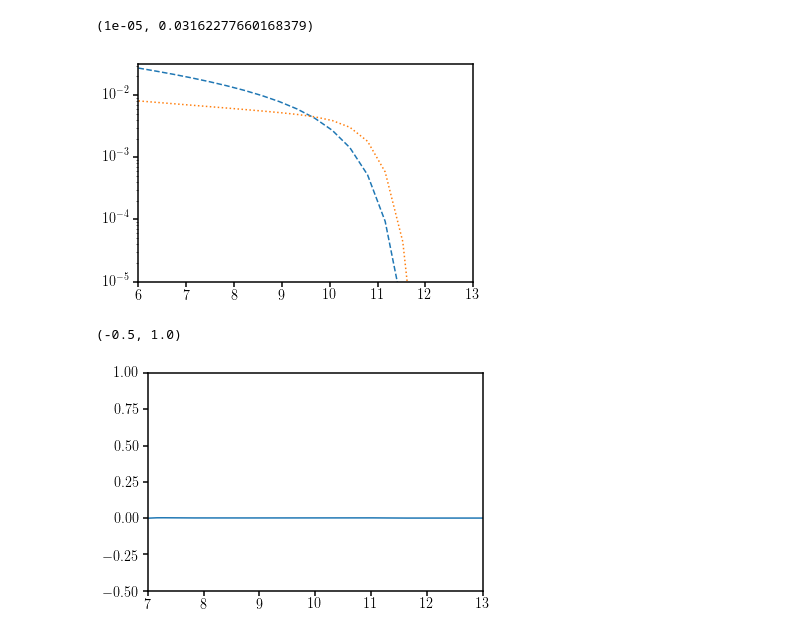
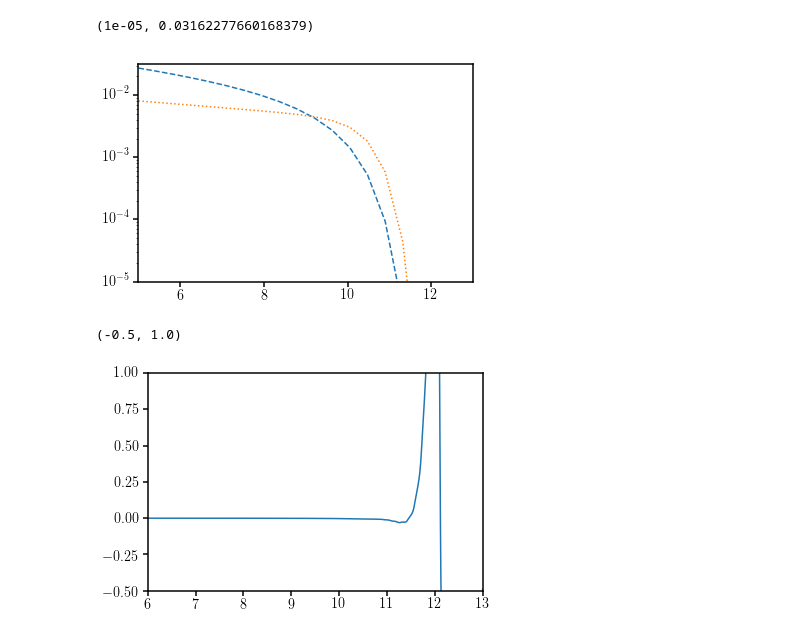
Before and after one commit to changhoonhahn/centralMS, a Jupyter notebook: centralms/notebooks/notes_sham_tests.ipynb, the cells around one changed output. Saved outputs shown, nothing was run; the diff lists cells and outputs as text; code cells hidden in the pictures.

```diff
--- a/centralms/notebooks/notes_sham_tests.ipynb
+++ b/centralms/notebooks/notes_sham_tests.ipynb
@@ -53,25 +62,25 @@ fig = plt.figure()
 sub = fig.add_subplot(111)
 z = 1.
 MF = SHAM.SMFClass('li-march', z, 0.0, 0.7)
-sub.plot(np.linspace(6., 13., 20), ([MF.numden(mm) for mm in np.linspace(6., 13., 20)]), ls='--')
-sub.plot(np.linspace(6., 13., 20), ([MF.dndm(mm) for mm in np.linspace(6., 13., 20)]), ls=':')
-sub.set_xlim([6., 13.])
+sub.plot(np.linspace(5., 13., 20), ([MF.numden(mm) for mm in np.linspace(6., 13., 20)]), ls='--')
+sub.plot(np.linspace(5., 13., 20), ([MF.dndm(mm) for mm in np.linspace(6., 13., 20)]), ls=':')
+sub.set_xlim([5., 13.])
 sub.set_yscale('log')
 sub.set_ylim([10**-5., 10**-1.5])
 # %% [output]
 (1e-05, 0.03162277660168379)
-[figure, old version]
+[figure, new version]
 # %%
 m_arr = np.linspace(6.0, 13.0, 50)
-af = AM.AbundanceFunction(m_arr, np.array([MF.dndm(mm) for mm in m_arr]), ext_range=(6., 13.))
+af = AM.AbundanceFunction(m_arr, np.array([MF.dndm(mm) for mm in m_arr]), ext_range=(4., 13.), faint_end_first=True)
 # %%
 scatter = 0.2
 remainder = af.deconvolute(scatter, 20)
 x, nd = af.get_number_density_table()
 plt.plot(x, remainder/nd)
-plt.xlim([7., 13.])
+plt.xlim([6., 13.])
 plt.ylim([-0.5, 1.])
 # %% [output]
 (-0.5, 1.0)
-[figure, old version]
+[figure, new version]
 # %%
```
Also changed, not shown: parts of 13 cells of this notebook.
